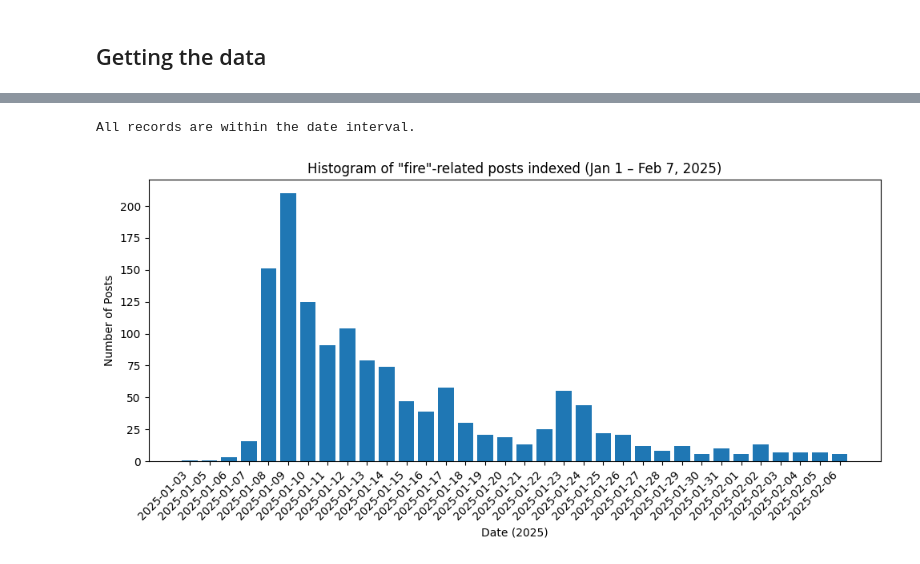
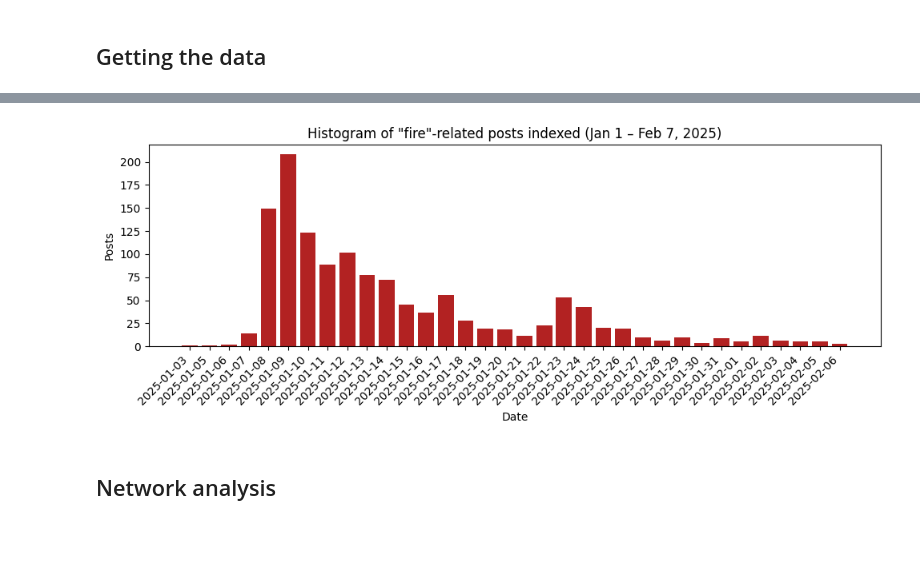
Before and after one commit to Stonej29/02805, a Jupyter notebook: bluesky_data.ipynb, the cells around one changed output, grey strips where cells are left out. Cells and saved outputs as stored; diff of their text form; code cells hidden in the pictures; blank space fills up the shorter version.

```diff
--- a/bluesky_data.ipynb
+++ b/bluesky_data.ipynb
@@ -213,50 +301,27 @@ plt.show()
-# %%
-import json
-import pandas as pd
-import matplotlib.pyplot as plt
-
-# --- Load JSON lines ---
-data = []
-with open("ca_fire_20250101_20250207.jsonl", "r", encoding="utf-8") as f:
-    for line in f:
-        try:
-            obj = json.loads(line)
-            data.append(obj)
-        except json.JSONDecodeError:
-            pass
-
-# --- Extract indexed_at and convert to datetime ---
-df = pd.DataFrame(data)
-df["indexed_at"] = pd.to_datetime(df["indexed_at"], utc=True)
-
-# --- Define range ---
-start = pd.Timestamp("2025-01-01", tz="UTC")
-end = pd.Timestamp("2025-02-07", tz="UTC")
-
-# --- Detect records outside interval ---
-outside = df[(df["indexed_at"] < start) | (df["indexed_at"] > end)]
-if not outside.empty:
-    print("The following records fall outside Jan 1 – Feb 7, 2025:")
-    print(outside[["indexed_at", "author_handle", "uri"]])
-else:
-    print("All records are within the date interval.")
-
-# --- Filter to keep only those inside range ---
-df = df[(df["indexed_at"] >= start) & (df["indexed_at"] <= end)]
-
-# --- Group by day ---
-df["day"] = df["indexed_at"].dt.date
-counts = df["day"].value_counts().sort_index()
-
-# --- Plot histogram ---
-plt.figure(figsize=(10,5))
-plt.bar(counts.index.astype(str), counts.values)
-plt.xticks(rotation=45, ha="right")
-plt.xlabel("Date (2025)")
-plt.ylabel("Number of Posts")
-plt.title("Histogram of \"fire\"-related posts indexed (Jan 1 – Feb 7, 2025)")
-plt.tight_layout()
-plt.show()
-# %% [output]
-All records are within the date interval.
-[figure, removed]
+# %%
+import pandas as pd
+import matplotlib.pyplot as plt
+
+# --- use already-cleaned df from upstream cell --------------------------------
+# posts  -> cleaned & de-duped dataframe in memory
+# interact_filtered -> interactions whose dst_uri exists in posts
+
+# --- convert indexed_at to day ------------------------------------------------
+posts["day"] = pd.to_datetime(posts["indexed_at"], utc=True).dt.date
+
+# --- daily counts -------------------------------------------------------------
+daily_counts = posts["day"].value_counts().sort_index()
+
+# --- plot ---------------------------------------------------------------------
+plt.figure(figsize=(10, 4))
+plt.bar(daily_counts.index.astype(str), daily_counts.values, color='firebrick')
+plt.xticks(rotation=45, ha='right')
+plt.xlabel("Date")
+plt.ylabel("Posts")
+plt.title("Histogram of \"fire\"-related posts indexed (Jan 1 – Feb 7, 2025)")
+plt.tight_layout()
+plt.show()
+# %% [output]
+[figure, added]
+# %% [markdown]
+## Network analysis
```
Also changed, not shown: parts of 6 cells of this notebook.
